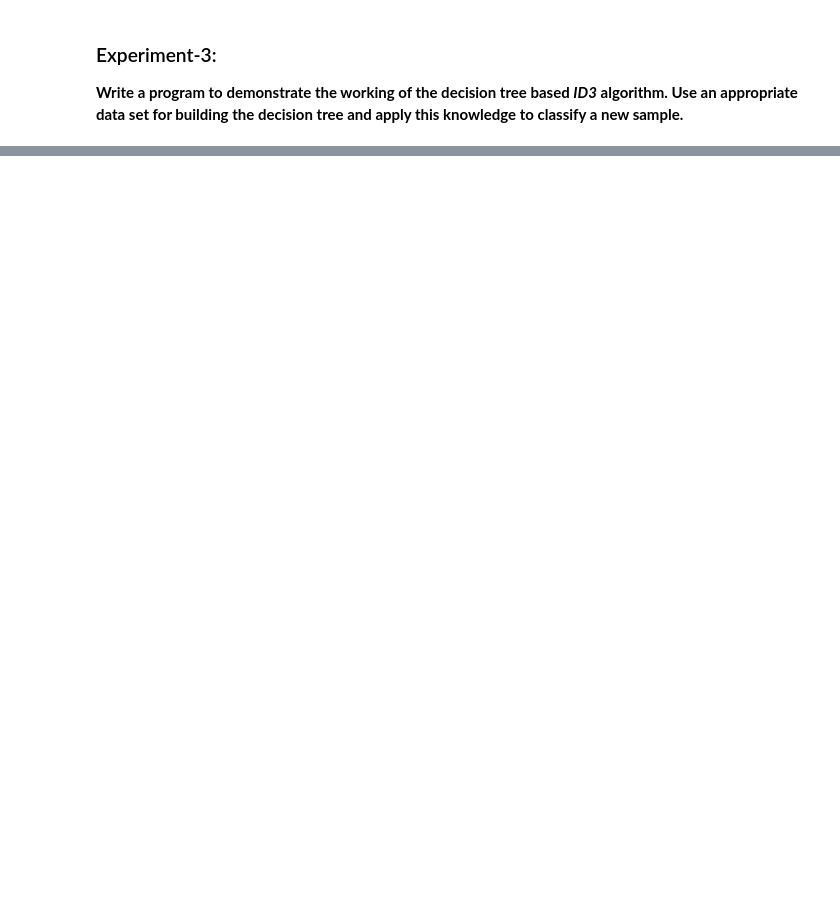
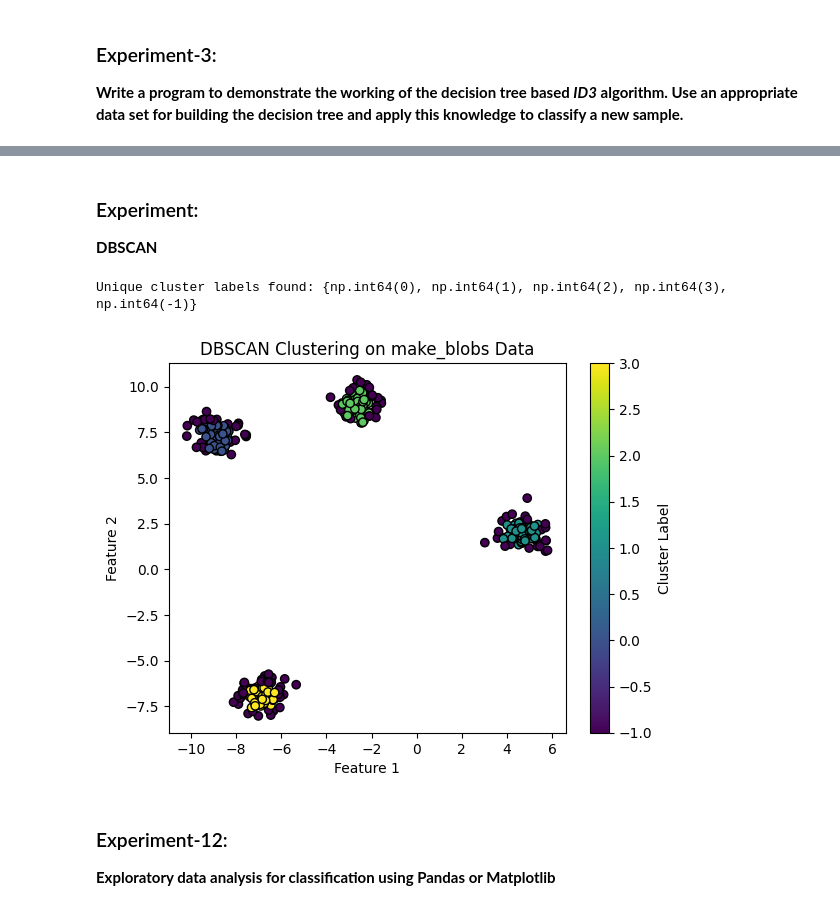
Before and after one commit to omteja04/3-2-Semester, a Jupyter notebook: MLP-Lab/Programs.ipynb, the cells around one changed output, grey strips where cells are left out. Cells and saved outputs as stored; diff of their text form; code cells hidden in the pictures; blank space fills up the shorter version.

```diff
--- a/MLP-Lab/Programs.ipynb
+++ b/MLP-Lab/Programs.ipynb
@@ -162,0 +363,30 @@ Final General Hypotheses:
+# %% [markdown]
+### Experiment:
+**DBSCAN**
+# %%
+import numpy as np
+import matplotlib.pyplot as plt
+from sklearn.datasets import make_blobs
+from sklearn.cluster import DBSCAN
+
+X, y_true = make_blobs(n_samples=400, centers=4, cluster_std=0.5, random_state=42)
+
+
+# **Apply DBSCAN**
+dbscan = DBSCAN(eps=0.3, min_samples=10).fit(X)
+
+labels = dbscan.labels_
+
+print(f"Unique cluster labels found: {set(labels)}")
+plt.scatter(X[:, 0], X[:, 1], c=labels, cmap="viridis", edgecolors="k", marker='o')
+plt.colorbar(label="Cluster Label")
+plt.xlabel("Feature 1")
+plt.ylabel("Feature 2")
+plt.title("DBSCAN Clustering on make_blobs Data")
+plt.show()
+# %% [output]
+Unique cluster labels found: {np.int64(0), np.int64(1), np.int64(2), np.int64(3), np.int64(-1)}
+[figure, added]
+# %% [markdown]
+### Experiment-12:
+**Exploratory data analysis for classification using Pandas or Matplotlib**
```
Also changed, not shown: parts of 10 cells of this notebook, 1 other file.
